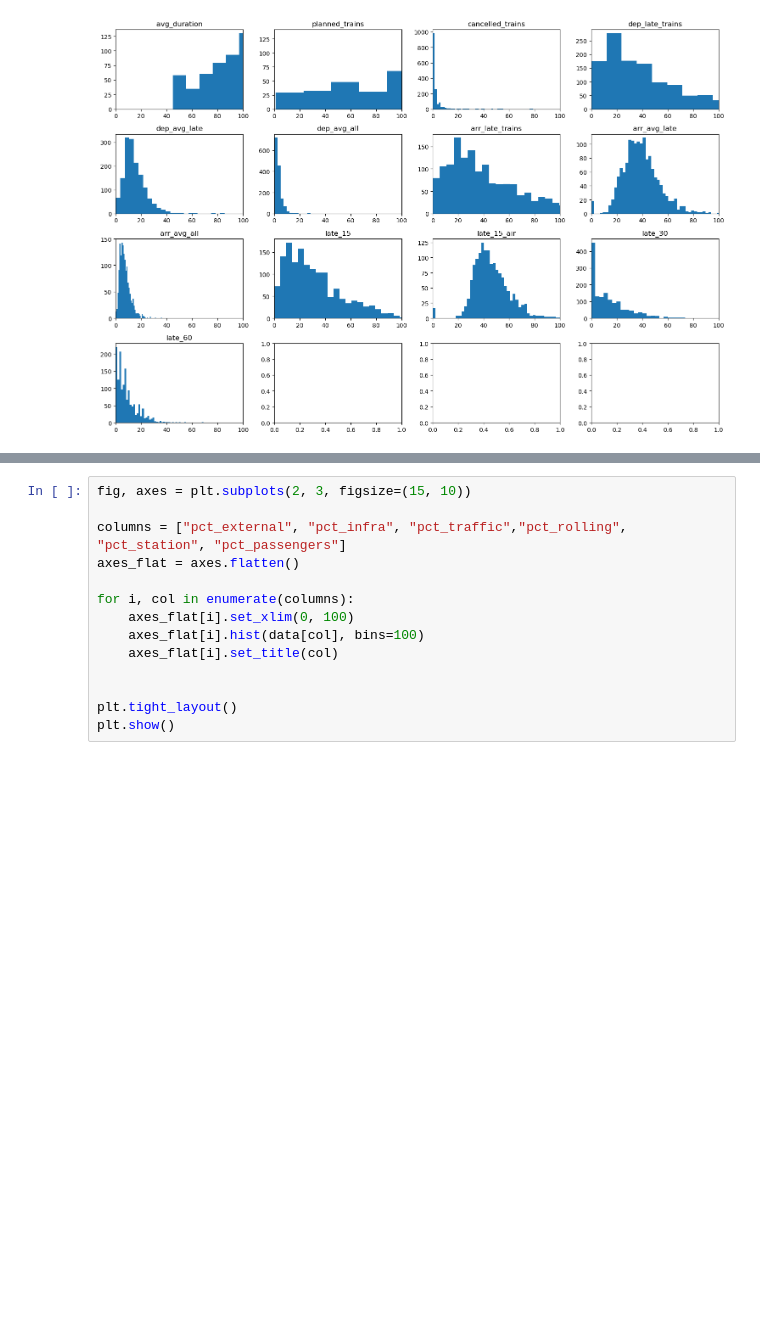
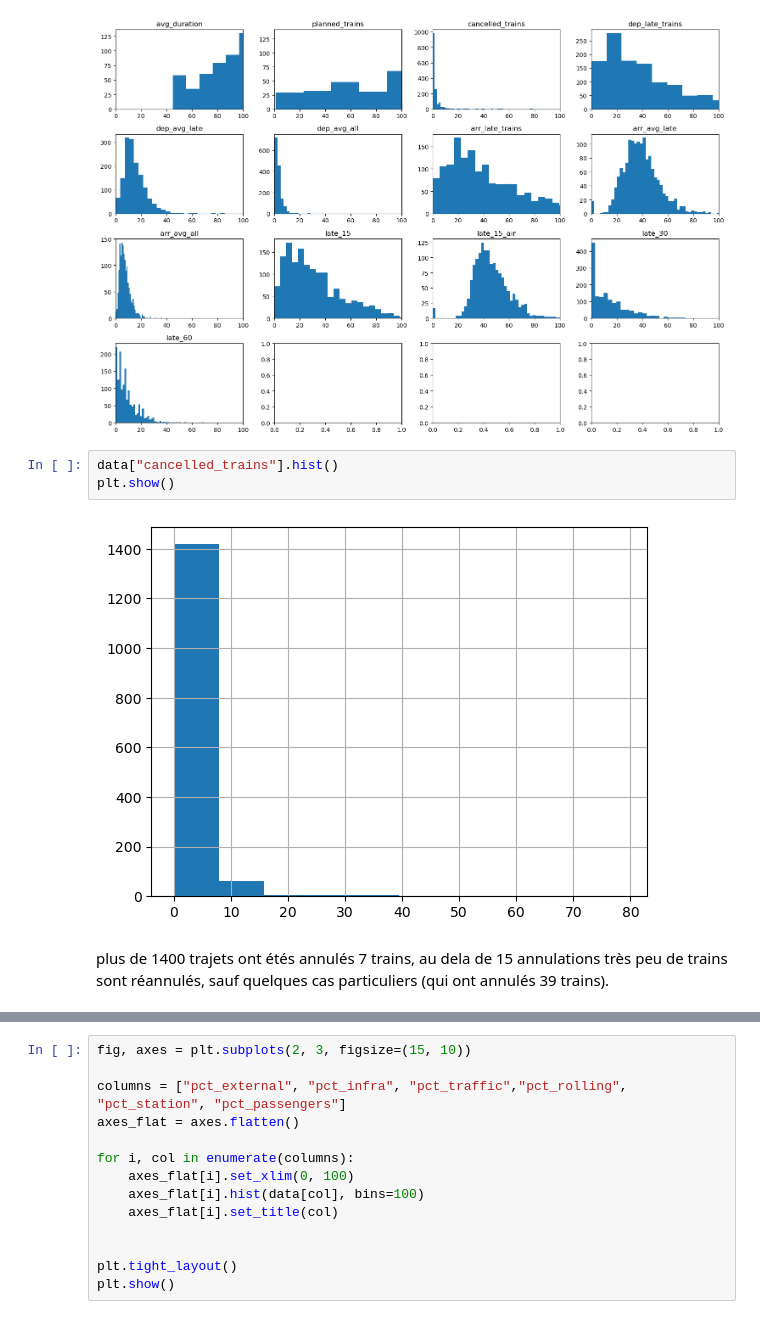
Before and after one commit to Clara-Lst/Projet_AD, a Jupyter notebook: AD-projet-python.ipynb, the cells around one changed output, grey strips where cells are left out. Saved outputs shown, nothing was run; the diff lists cells and outputs as text; blank space fills up the shorter version.

```diff
--- a/AD-projet-python.ipynb
+++ b/AD-projet-python.ipynb
@@ -230,3 +263,10 @@ plt.tight_layout()
 plt.show()
 # %% [output]
 [figure]
+# %%
+data["cancelled_trains"].hist()
+plt.show()
+# %% [output]
+[figure, added]
+# %% [markdown]
+plus de 1400 trajets ont étés annulés 7 trains, au dela de 15 annulations très peu de trains sont réannulés, sauf quelques cas particuliers (qui ont annulés 39 trains).
```
Also changed, not shown: parts of 19 cells of this notebook, 1 other file.
